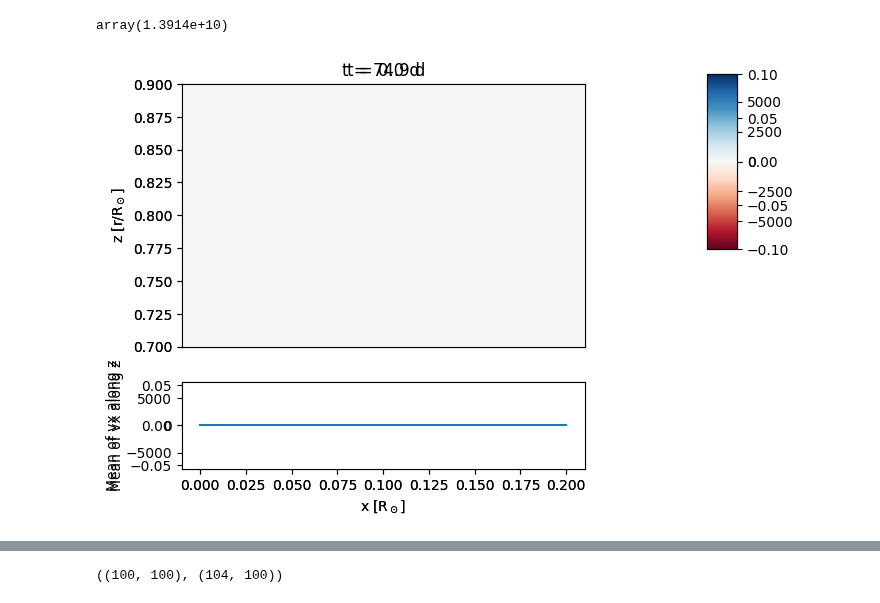
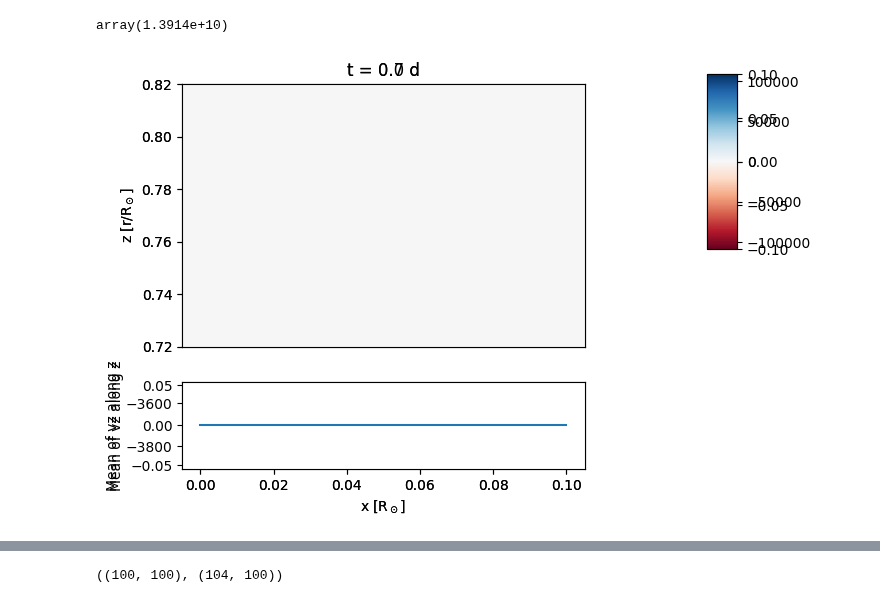
Before and after one commit to tabjone/2DHDCZ, a Jupyter notebook: visualisation/Visualise_foreground.ipynb, the cells around one changed output, grey strips where cells are left out. Drawn from its saved outputs; the diff is of its cells as text; code cells hidden in the pictures.

```diff
--- a/visualisation/Visualise_foreground.ipynb
+++ b/visualisation/Visualise_foreground.ipynb
@@ -161,0 +182,11 @@ FileNotFoundError: [Errno 2] Unable to open file (unable to open file: name = '.
+# %%
+variables, info = read_fg('../data/rk1_upw1_new_soft_wall/snap0.h5')
+variables_bg, _ = read_bg('../data/rk1_upw1_new_soft_wall/background.h5')
+
+p1_over_p0 = variables['p1'] / variables_bg['p0'][:, np.newaxis]
+
+vmax = np.max(np.abs(p1_over_p0))
+vmin = -vmax
+
+plt.imshow(p1_over_p0, origin='lower', vmin = vmin, vmax=vmax)
+plt.colorbar()
@@ -278,8 +316,10 @@ x1
 # %% [output]
 array(1.3914e+10)
 # %%
+""" ALONG Z-DIRECTION"""
+
 def plot_sod(fig, snap_nr, key):
-    variables, info = read_fg("../data/periodic_rk2_upw1_sod_horizontal/snap{}.h5".format(snap_nr))
+    variables, info = read_fg("../data/sod_shock_vertical_periodic/snap{}.h5".format(snap_nr))
     t, nx, nz, nz_full, nz_ghost, dx, dz, z0, z1, x0, x1 = info['t'], info['nx'], info['nz'], info['nz_full'], info['nz_ghost'], info['dx'], info['dz'], info['z0'], info['z1'], info['x0'], info['x1']
 
     t = (t*u.s).to('day')
@@ -301,34 +341,34 @@ def plot_sod(fig, snap_nr, key):
     cbar_ax = fig.add_subplot(gs[0, 1])
     # Adjust the position of the colorbar axes to move it closer to the main plot
     cbar_ax.set_position([1, 0.55, 0.05, 0.35])  # you might need to adjust these numbers
     fig.colorbar(cax, cax=cbar_ax)
 
     ax2 = fig.add_subplot(gs[1, 0])
     ax2.plot(x/R_sun,var_mean)
     ax2.set_xlabel('x [R$_\odot$]')
     ax2.set_ylabel('Mean of {} along z'.format(key))
 
     #variables, info = read_fg("../data/periodic_rk2_upw1_sod_horizontal/snap20.h5")
     #var_mean = np.mean(variables[key], axis=0)
     #ax2.plot(x/R_sun,var_mean, color="black", linestyle="--")
 
 fig = plt.figure(figsize=(6, 5))
-key = 'vx'
+key = 'vz'
 
 def init_animation():
     plot_sod(fig, 0, key)
 
 def update_animation(snap_nr):
         """Update the plots for each frame."""
         for ax in fig.get_axes():
             ax.clear()  # Clear previous data
         fig.clear()
         plot_sod(fig, snap_nr, key)  # Plot the new snapshot
 
-save_name = "anim_sod.mp4"
+save_name = "sod_vertical_vz.mp4"
 
-anim = FuncAnimation(fig, update_animation, interval=250, frames=range(0,642), init_func=init_animation)
+anim = FuncAnimation(fig, update_animation, interval=250, frames=range(0,57), init_func=init_animation)
 anim.save(save_name, writer='ffmpeg', fps=20, extra_args=['-vcodec', 'libx264'])
 #HTML(anim.to_html5_video())
 # %% [output]
-[figure, old version]
+[figure, new version]
```
Also changed, not shown: parts of 5 cells of this notebook, 34 other files.
